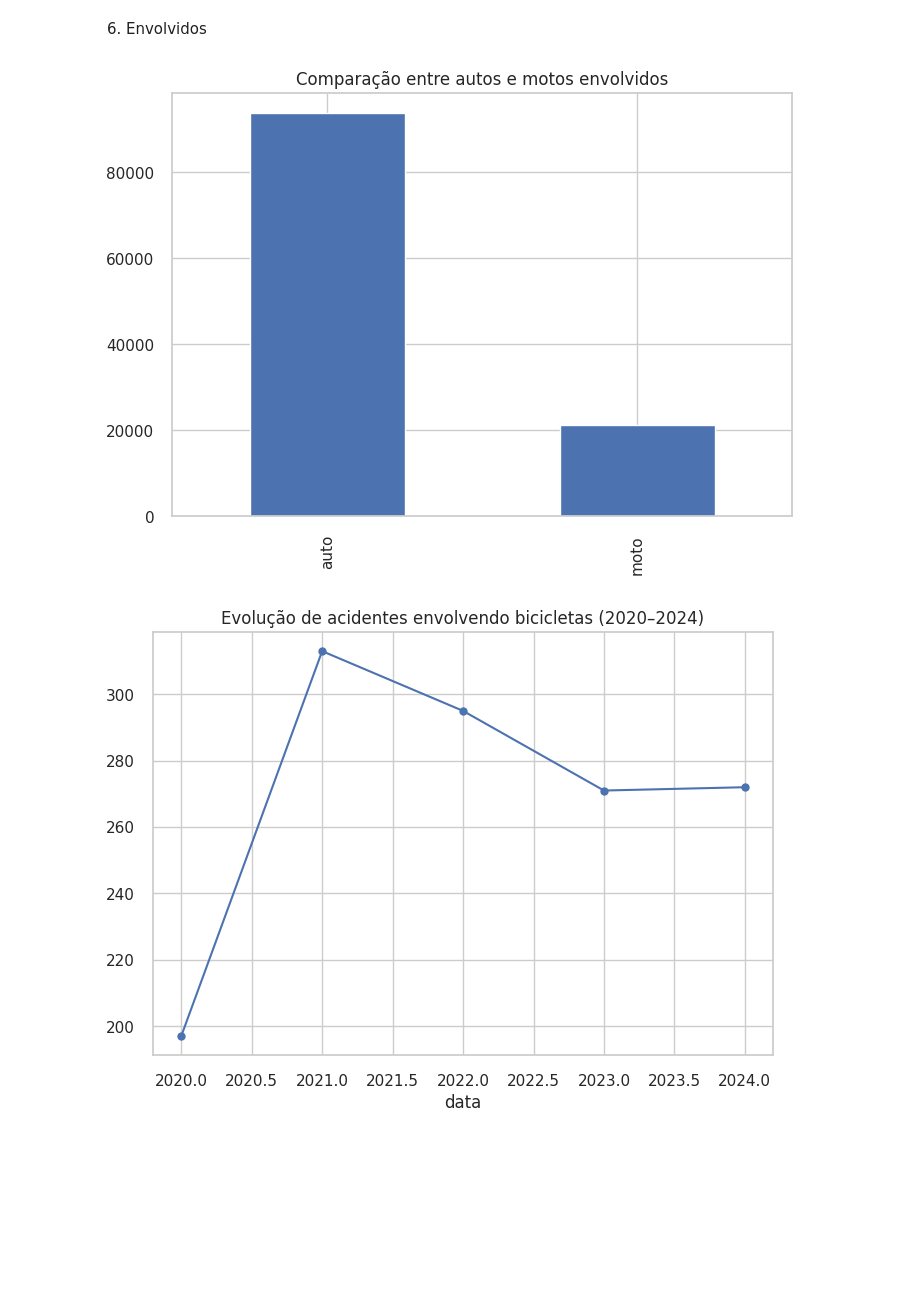
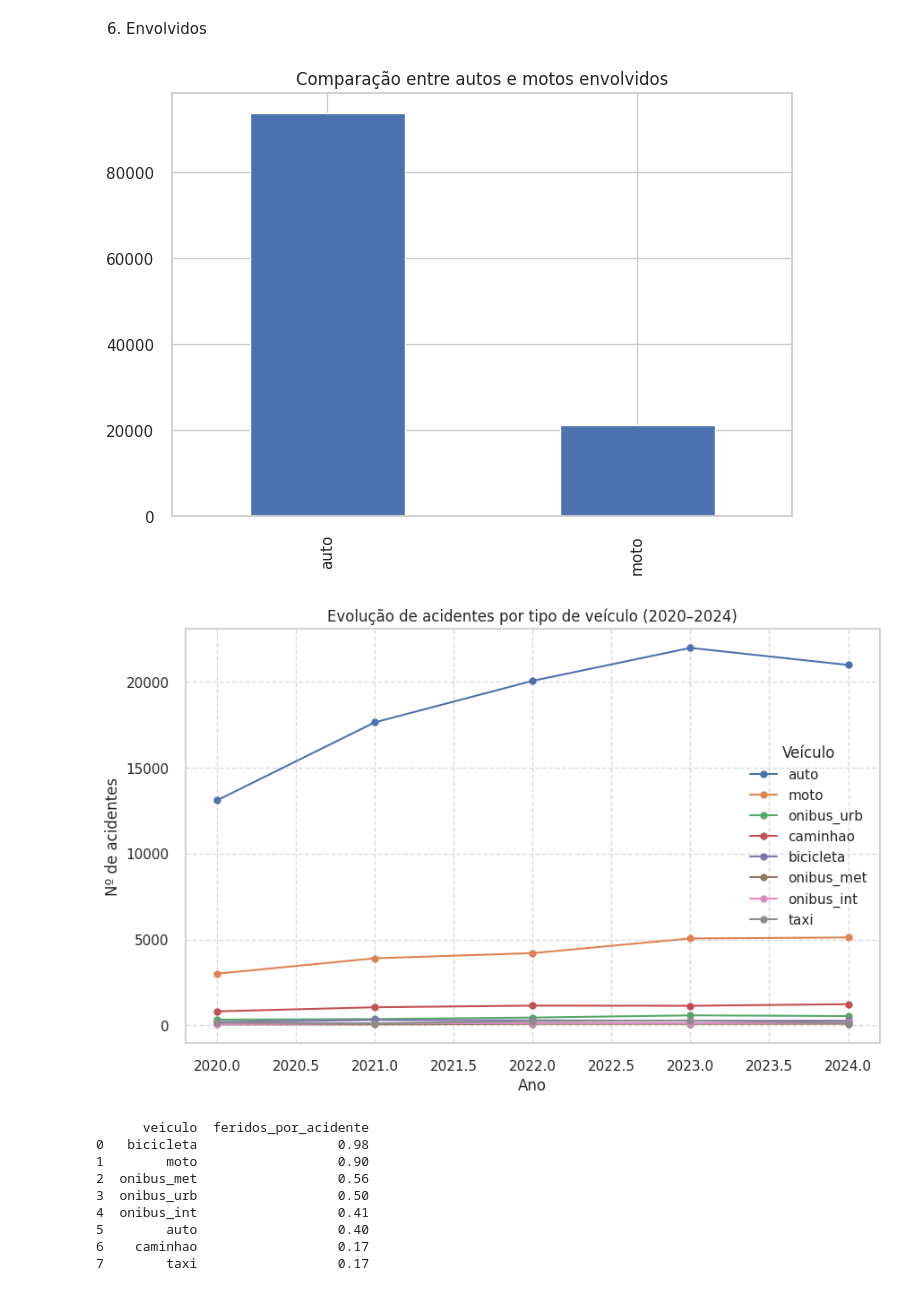
Before and after one commit to nandasiq/acidentes-poa, a Jupyter notebook: jupyter/01_exploracao.ipynb, the cells around one changed output. Cells and saved outputs as stored; diff of their text form; code cells hidden in the pictures; blank space fills up the shorter version.

```diff
--- a/jupyter/01_exploracao.ipynb
+++ b/jupyter/01_exploracao.ipynb
@@ -211,6 +211,12 @@ cols_veiculos = ["auto", "moto", "onibus_urb", "caminhao",
              "bicicleta", "onibus_met", "onibus_int", "taxi"]
 
 df['soma_veiculos'] = df[cols_veiculos].sum(axis=1)
+
+# Cria coluna total de vítimas
+df_20_24["total_vitimas"] = (
+    df_20_24["feridos"].fillna(0) +
+    df_20_24["fatais"].fillna(0)
+)
 # %% [markdown]
 3) Salva DataFrames tratatos
 # %%
@@ -231,6 +237,12 @@ salvar_parquet(df_2025, "../dados/intermediarios/df_2025.parquet")
 df_20_24["ano_mes"] = df_20_24["data"].dt.to_period("M")
 ax = df_20_24["ano_mes"].value_counts().sort_index().plot(kind="bar", figsize=(12,4))
 ax.set_title("Acidentes por mês (2020–2024)")
+plt.show()
+
+# Distribuição por ano
+df_20_24["ano"] = df_20_24["data"].dt.to_period("Y")
+ax = df_20_24["ano"].value_counts().sort_index().plot(kind="bar", figsize=(12,4))
+ax.set_title("Acidentes por ano (2020–2024)")
 plt.show()
 
 # Dias da semana
@@ -340,15 +496,54 @@ NOITE        11228     208
 # %%
 # Comparar proporção de acidentes com motos vs. automóveis
 total_veic = df_20_24[["auto","moto"]].sum()
 total_veic.plot(kind="bar")
 plt.title("Comparação entre autos e motos envolvidos")
 plt.show()
 
 # Evolução temporal do envolvimento de bicicletas
-df_bike = df_20_24.groupby(df_20_24["data"].dt.year)["bicicleta"].sum()
-df_bike.plot(kind="line", marker="o")
-plt.title("Evolução de acidentes envolvendo bicicletas (2020–2024)")
+evolucao_varios(df_20_24, cols_veiculos)
+
+# Para cada veículo: soma feridos / soma acidentes em que ele aparece
+proporcao_feridos = {}
+for veic in cols_veiculos:
+    total_acidentes = (df_20_24[veic] > 0).sum()
+    total_feridos = df_20_24.loc[df_20_24[veic] > 0, "feridos"].sum()
+
+    if total_acidentes > 0:
+        proporcao_feridos[veic] = total_feridos / total_acidentes
+    else:
+        proporcao_feridos[veic] = 0
+
+# Transforma em DataFrame
+df_prop_feridos = (
+    pd.Series(proporcao_feridos)
+    .sort_values(ascending=False)
+    .rename("feridos_por_acidente")
+    .reset_index()
+    .rename(columns={"index": "veiculo"})
+)
+
+print(df_prop_feridos)
+
+# Plot
+df_prop_feridos.plot(
+    x="veiculo", y="feridos_por_acidente",
+    kind="bar", figsize=(10,6), color="orangered", legend=False
+)
+plt.title("Proporção média de feridos por acidente (2020–2024)")
+plt.xlabel("Veículo")
+plt.ylabel("Média de feridos por acidente")
+plt.xticks(rotation=45)
 plt.show()
 # %% [output]
 [figure]
-[figure, old version]
+[figure, new version]
+      veiculo  feridos_por_acidente
+0   bicicleta                  0.98
+1        moto                  0.90
+2  onibus_met                  0.56
+3  onibus_urb                  0.50
+4  onibus_int                  0.41
+5        auto                  0.40
+6    caminhao                  0.17
+7        taxi                  0.17
```
Also changed, not shown: parts of 5 cells of this notebook, 4 other files.
